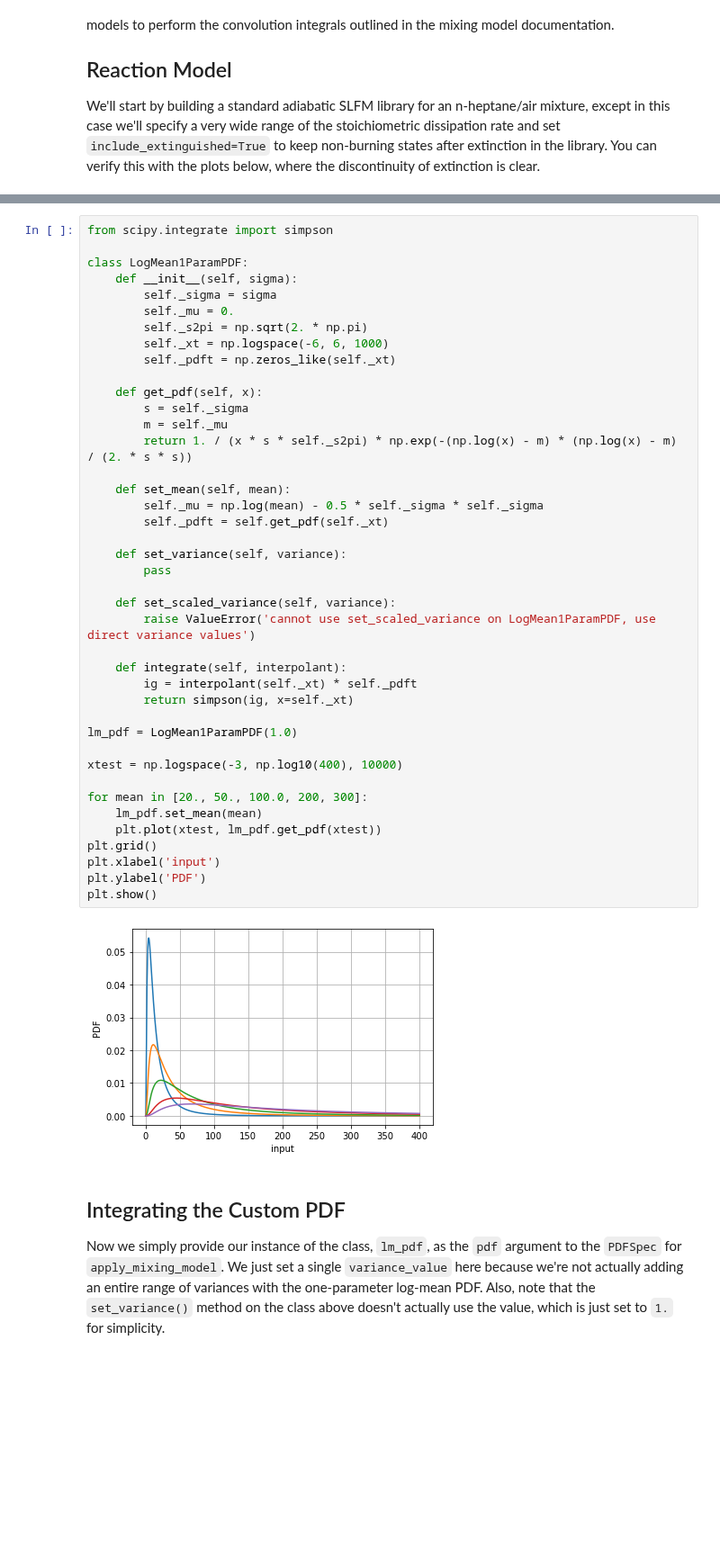
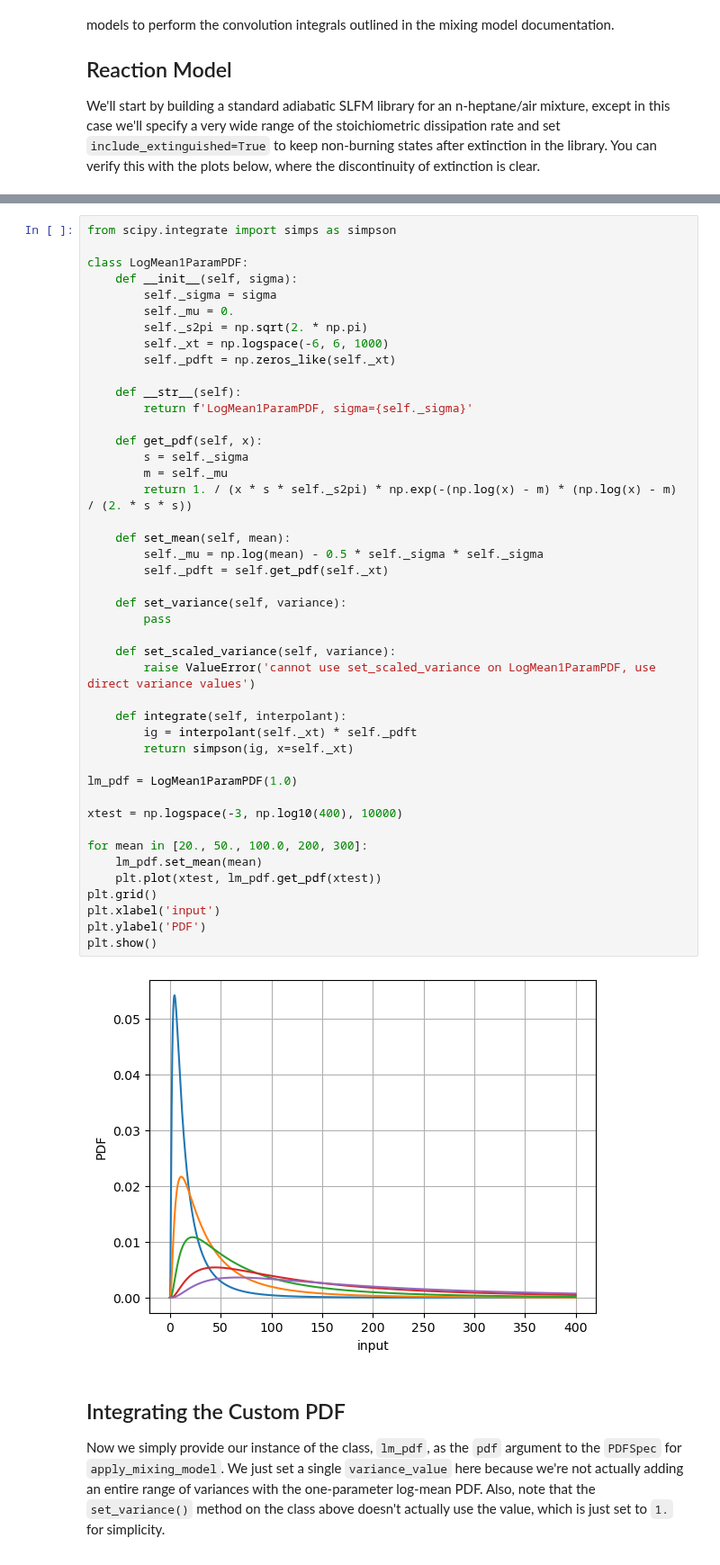
Before and after one commit to sandialabs/Spitfire, a Jupyter notebook: docs/source/demo/flamelet/custom_pdf_logmean_chi.ipynb, the cells around one changed output, grey strips where cells are left out. Shown at 90% size. Saved outputs shown, nothing was run; the diff lists cells and outputs as text; blank space fills up the shorter version.

```diff
--- a/docs/source/demo/flamelet/custom_pdf_logmean_chi.ipynb
+++ b/docs/source/demo/flamelet/custom_pdf_logmean_chi.ipynb
@@ -77,5 +80,5 @@ Here we use a one-parameter logarithmic mean PDF for the dissipation rate (in ad
 # %%
-from scipy.integrate import simpson
+from scipy.integrate import simps as simpson
 
 class LogMean1ParamPDF:
     def __init__(self, sigma):
@@ -84,39 +87,42 @@ class LogMean1ParamPDF:
         self._s2pi = np.sqrt(2. * np.pi)
         self._xt = np.logspace(-6, 6, 1000)
         self._pdft = np.zeros_like(self._xt)
+
+    def __str__(self):
+        return f'LogMean1ParamPDF, sigma={self._sigma}'
 
     def get_pdf(self, x):
         s = self._sigma
         m = self._mu
         return 1. / (x * s * self._s2pi) * np.exp(-(np.log(x) - m) * (np.log(x) - m) / (2. * s * s))
 
     def set_mean(self, mean):
         self._mu = np.log(mean) - 0.5 * self._sigma * self._sigma
         self._pdft = self.get_pdf(self._xt)
 
     def set_variance(self, variance):
         pass
 
     def set_scaled_variance(self, variance):
         raise ValueError('cannot use set_scaled_variance on LogMean1ParamPDF, use direct variance values')
 
     def integrate(self, interpolant):
         ig = interpolant(self._xt) * self._pdft
         return simpson(ig, x=self._xt)
 
 lm_pdf = LogMean1ParamPDF(1.0)
 
 xtest = np.logspace(-3, np.log10(400), 10000)
 
 for mean in [20., 50., 100.0, 200, 300]:
     lm_pdf.set_mean(mean)
     plt.plot(xtest, lm_pdf.get_pdf(xtest))
 plt.grid()
 plt.xlabel('input')
 plt.ylabel('PDF')
 plt.show()
 # %% [output]
-[figure, old version]
+[figure, new version]
 # %% [markdown]
 ## Integrating the Custom PDF
 
```
Also changed, not shown: parts of 5 cells of this notebook, 8 other files.
